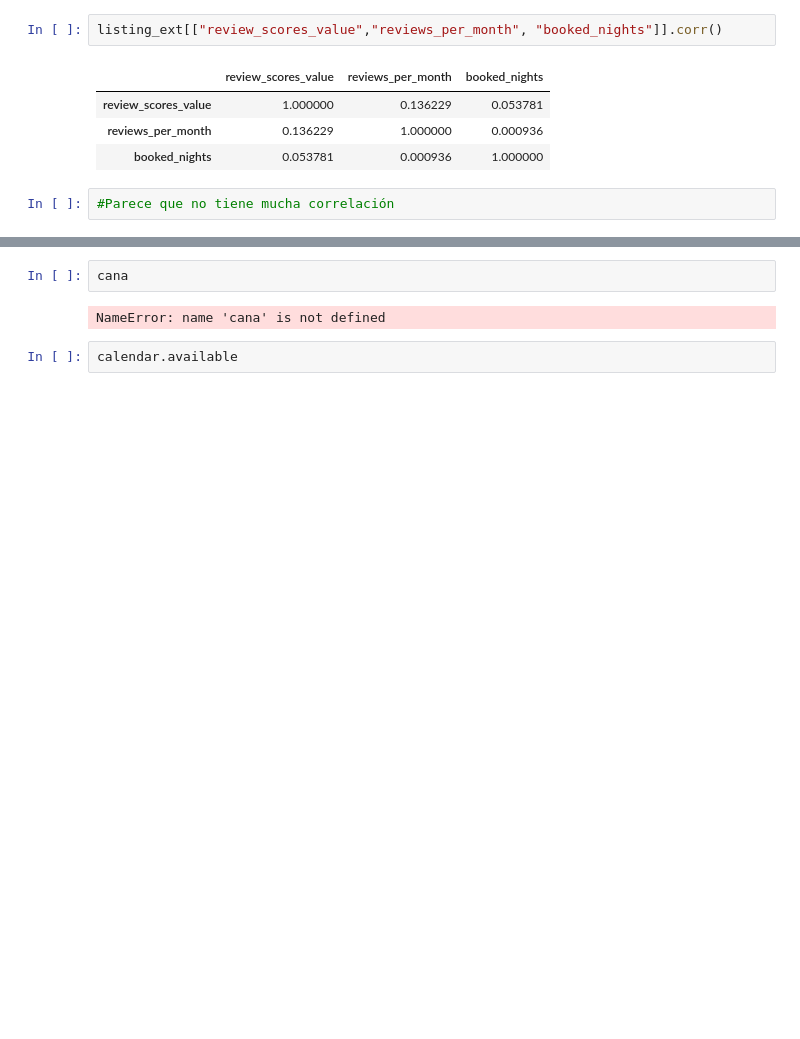
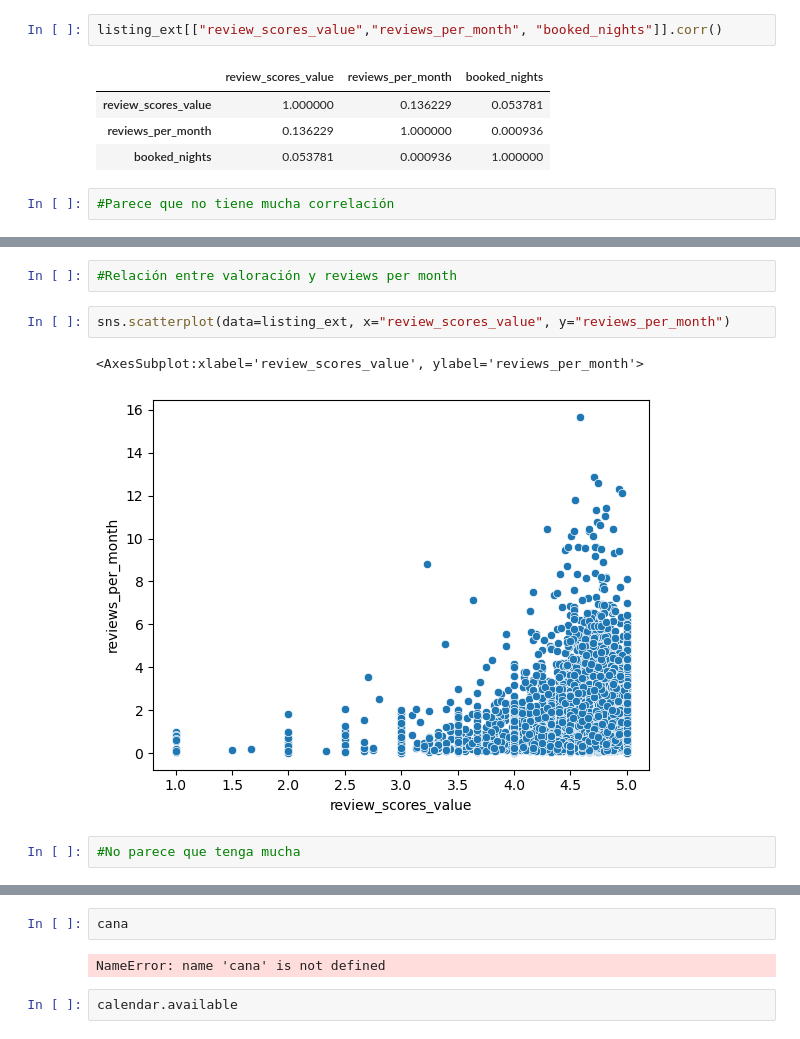
Before and after one commit to fjmmillon/airbnb-malaga-analysis, a Jupyter notebook: malaga_airbnb_analysis.ipynb, the cells around one changed output, grey strips where cells are left out. Drawn from its saved outputs; the diff is of its cells as text; blank space fills up the shorter version.

Commit message:
Added relationship between scoring, reviews and booked nights

```diff
--- a/malaga_airbnb_analysis.ipynb
+++ b/malaga_airbnb_analysis.ipynb
@@ -572,0 +562,9 @@ listing.head()
+# %%
+#Relación entre valoración y reviews per month
+# %%
+sns.scatterplot(data=listing_ext, x="review_scores_value", y="reviews_per_month")
+# %% [output]
+<AxesSubplot:xlabel='review_scores_value', ylabel='reviews_per_month'>
+[figure, added]
+# %%
+#No parece que tenga mucha
```
Also changed, not shown: parts of 4 cells of this notebook.
